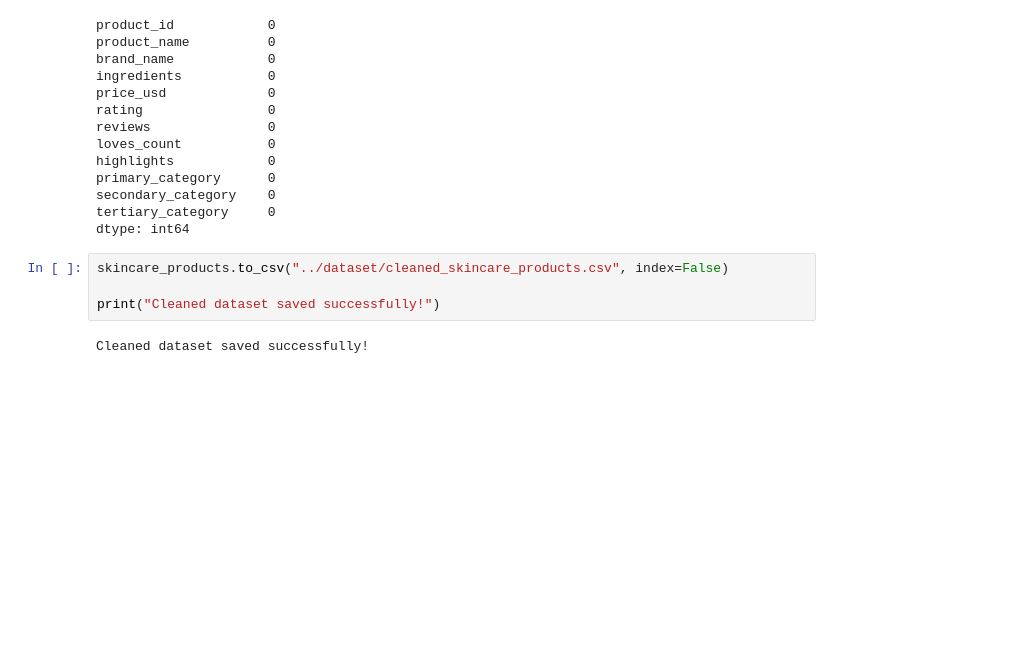
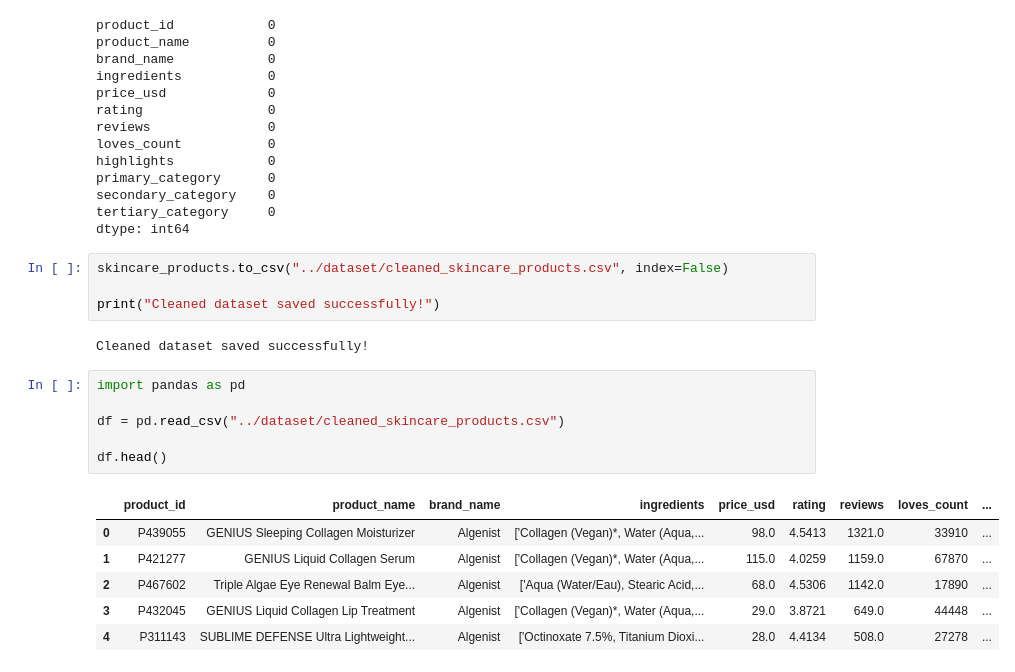
Before and after one commit to springboardmentor443m-coder/AI-Skin-Intelligence-Personalized-Skincare-Planner, a Jupyter notebook: ml/notebooks/eda.ipynb, the cells around one changed output. Saved outputs shown, nothing was run; the diff lists cells and outputs as text; blank space fills up the shorter version.

```diff
--- a/ml/notebooks/eda.ipynb
+++ b/ml/notebooks/eda.ipynb
@@ -276,3 +276,16 @@ skincare_products.to_csv("../dataset/cleaned_skincare_products.csv", index=False
 print("Cleaned dataset saved successfully!")
 # %% [output]
 Cleaned dataset saved successfully!
+# %%
+import pandas as pd
+
+df = pd.read_csv("../dataset/cleaned_skincare_products.csv")
+
+df.head()
+# %% [output]
+|  | product_id | product_name | brand_name | ingredients | price_usd | rating | reviews | loves_count | ... |
+| 0 | P439055 | GENIUS Sleeping Collagen Moisturizer | Algenist | ['Collagen (Vegan)*, Water (Aqua,... | 98.0 | 4.5413 | 1321.0 | 33910 | ... |
+| 1 | P421277 | GENIUS Liquid Collagen Serum | Algenist | ['Collagen (Vegan)*, Water (Aqua,... | 115.0 | 4.0259 | 1159.0 | 67870 | ... |
+| 2 | P467602 | Triple Algae Eye Renewal Balm Eye... | Algenist | ['Aqua (Water/Eau), Stearic Acid,... | 68.0 | 4.5306 | 1142.0 | 17890 | ... |
+| 3 | P432045 | GENIUS Liquid Collagen Lip Treatment | Algenist | ['Collagen (Vegan)*, Water (Aqua,... | 29.0 | 3.8721 | 649.0 | 44448 | ... |
+| 4 | P311143 | SUBLIME DEFENSE Ultra Lightweight... | Algenist | ['Octinoxate 7.5%, Titanium Dioxi... | 28.0 | 4.4134 | 508.0 | 27278 | ... |
```
Also changed, not shown: parts of 4 cells of this notebook.
